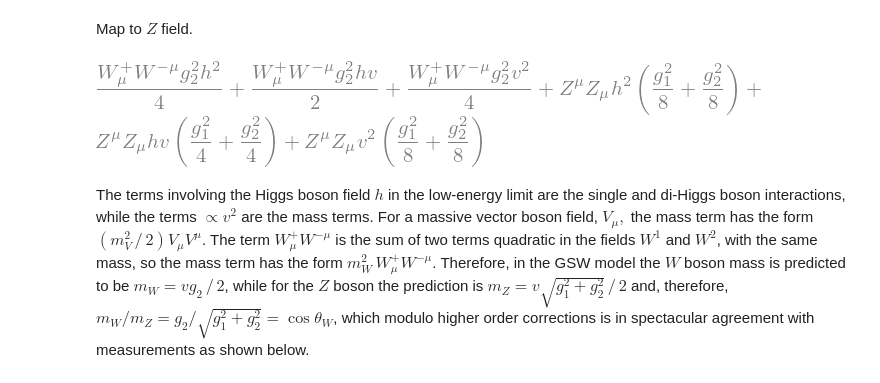
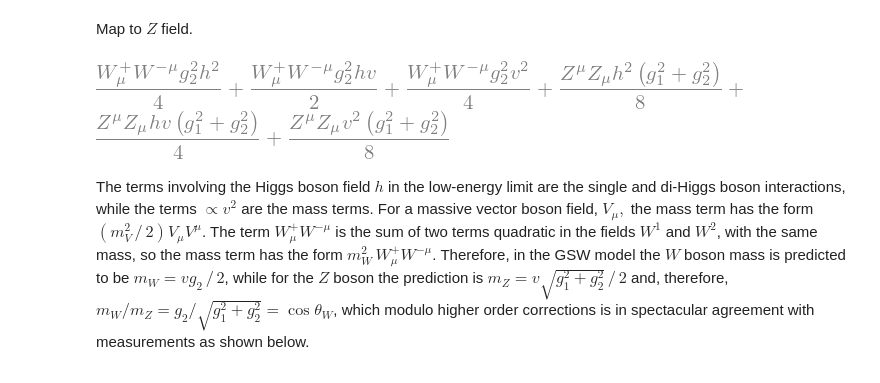
Before and after one commit to hbprosper/GSW, a Jupyter notebook: GlashowSalamWeinberg.ipynb, the cells around one changed output. Cells and saved outputs as stored; diff of their text form; code cells hidden in the pictures.

```diff
--- a/GlashowSalamWeinberg.ipynb
+++ b/GlashowSalamWeinberg.ipynb
@@ -617,10 +632,11 @@ Map to $Z$ field.
 # %%
 f = f.subs(g1*B - g2*W3/2, Z * sm.sqrt(g1**2 + g2**2)/2)
 f = f.expand()
 f = f.subs({Z**2: Z*Zup})
 f = f.collect(Z*Zup*v**2).collect(Z*Zup*h*v).collect(Z*Zup*h**2)
+f = f.simplify()
 f
 # %% [output]
-[figure, old version]
+[figure, new version]
 # %% [markdown]
 The terms involving the Higgs boson field $h$ in the low-energy limit are the single and di-Higgs boson interactions, while the terms $\propto v^2$ are the mass terms. For a massive vector boson field, $V_\mu,$ the mass term has the form $(m_V^2 \, / \, 2) V_\mu V^\mu$. The term $W^+_\mu W^{- \mu}$ is the sum of two terms quadratic in the fields $W^1$ and $W^2$, with the same mass, so the mass term has the form $m_W^2 \, W^+_\mu W^{- \mu}$. Therefore, in the GSW model the $W$ boson mass is predicted to be $m_W = v g_2 \, / \, 2$, while for the $Z$ boson the prediction is $m_Z = v \sqrt{g_1^2+g_2^2} \, / \, 2$ and, therefore, $m_W / m_Z = g_2 / \sqrt{g_1^2 + g_2^2} = \cos\theta_W$, which modulo higher order corrections is in spectacular agreement with measurements as shown below.
```
Also changed, not shown: parts of 13 cells of this notebook, 2 other files.
